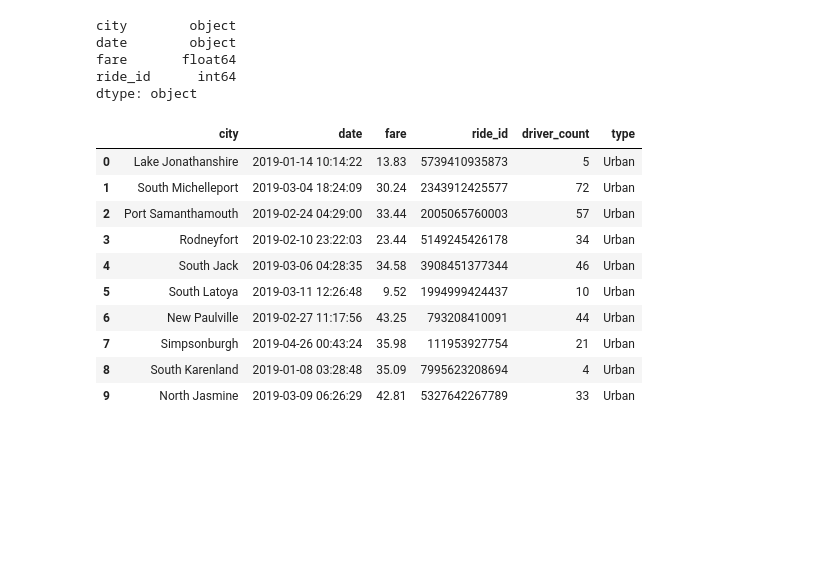
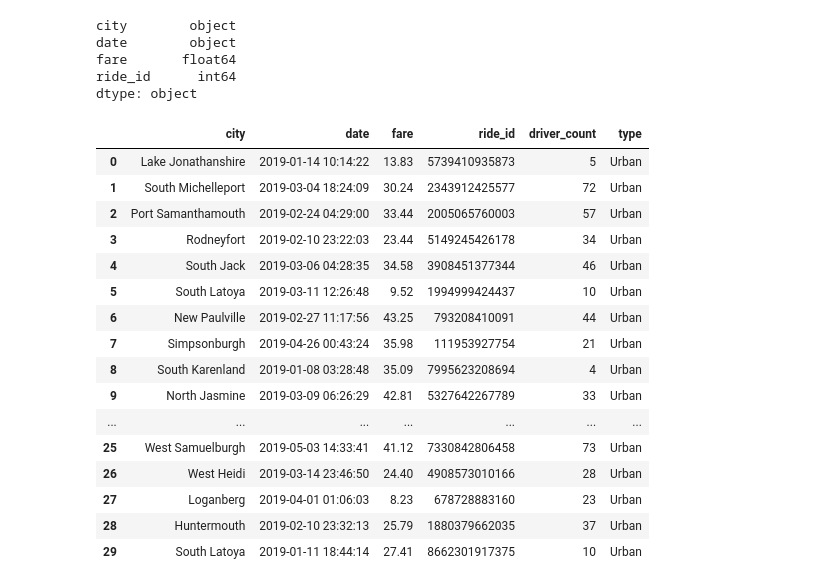
Before and after one commit to EmadSoheili/Matplotlib---UofT---PyberAnalysis, a Jupyter notebook: PyBer.ipynb, the cells around one changed output. Cells and saved outputs as stored; diff of their text form; code cells hidden in the pictures; blank space fills up the shorter version.

```diff
--- a/PyBer.ipynb
+++ b/PyBer.ipynb
@@ -12,8 +12,8 @@ path_city_data = os.path.join("Resources", "city_data.csv")
 path_ride_data = os.path.join("Resources", "ride_data.csv")
 # %%
 # Load city_data
-city_data = pd.read_csv(path_city_data)
-city_data.head(10)
+city_data_df = pd.read_csv(path_city_data)
+city_data_df.head(10)
 # %% [output]
 |  | city | driver_count | type |
 | 0 | Richardfort | 38 | Urban |
@@ -28,8 +28,8 @@ city_data.head(10)
 | 9 | Barajasview | 26 | Urban |
 # %%
 # Load ride_data
-ride_data = pd.read_csv(path_ride_data)
-ride_data.head(10)
+ride_data_df = pd.read_csv(path_ride_data)
+ride_data_df.head(10)
 # %% [output]
 |  | city | date | fare | ride_id |
 | 0 | Lake Jonathanshire | 2019-01-14 10:14:22 | 13.83 | 5739410935873 |
@@ -103,17 +103,23 @@ ride_id      int64
 dtype: object
 # %%
 # Merge two DataFrames using a left join
-pyber_data = pd.merge(ride_data, city_data, how = "left", on = ["city","city"])
-pyber_data.head(10)
+pyber_data_df = pd.merge(ride_data_df, city_data_df, how = "left", on = ["city","city"])
+pyber_data_df.head(30)
 # %% [output]
 |  | city | date | fare | ride_id | driver_count | type |
 | 0 | Lake Jonathanshire | 2019-01-14 10:14:22 | 13.83 | 5739410935873 | 5 | Urban |
 | 1 | South Michelleport | 2019-03-04 18:24:09 | 30.24 | 2343912425577 | 72 | Urban |
 | 2 | Port Samanthamouth | 2019-02-24 04:29:00 | 33.44 | 2005065760003 | 57 | Urban |
 | 3 | Rodneyfort | 2019-02-10 23:22:03 | 23.44 | 5149245426178 | 34 | Urban |
 | 4 | South Jack | 2019-03-06 04:28:35 | 34.58 | 3908451377344 | 46 | Urban |
 | 5 | South Latoya | 2019-03-11 12:26:48 | 9.52 | 1994999424437 | 10 | Urban |
 | 6 | New Paulville | 2019-02-27 11:17:56 | 43.25 | 793208410091 | 44 | Urban |
 | 7 | Simpsonburgh | 2019-04-26 00:43:24 | 35.98 | 111953927754 | 21 | Urban |
 | 8 | South Karenland | 2019-01-08 03:28:48 | 35.09 | 7995623208694 | 4 | Urban |
 | 9 | North Jasmine | 2019-03-09 06:26:29 | 42.81 | 5327642267789 | 33 | Urban |
+| ... | ... | ... | ... | ... | ... | ... |
+| 25 | West Samuelburgh | 2019-05-03 14:33:41 | 41.12 | 7330842806458 | 73 | Urban |
+| 26 | West Heidi | 2019-03-14 23:46:50 | 24.40 | 4908573010166 | 28 | Urban |
+| 27 | Loganberg | 2019-04-01 01:06:03 | 8.23 | 678728883160 | 23 | Urban |
+| 28 | Huntermouth | 2019-02-10 23:32:13 | 25.79 | 1880379662035 | 37 | Urban |
+| 29 | South Latoya | 2019-01-11 18:44:14 | 27.41 | 8662301917375 | 10 | Urban |
```
Also changed, not shown: parts of 23 cells of this notebook, 1 other file.
